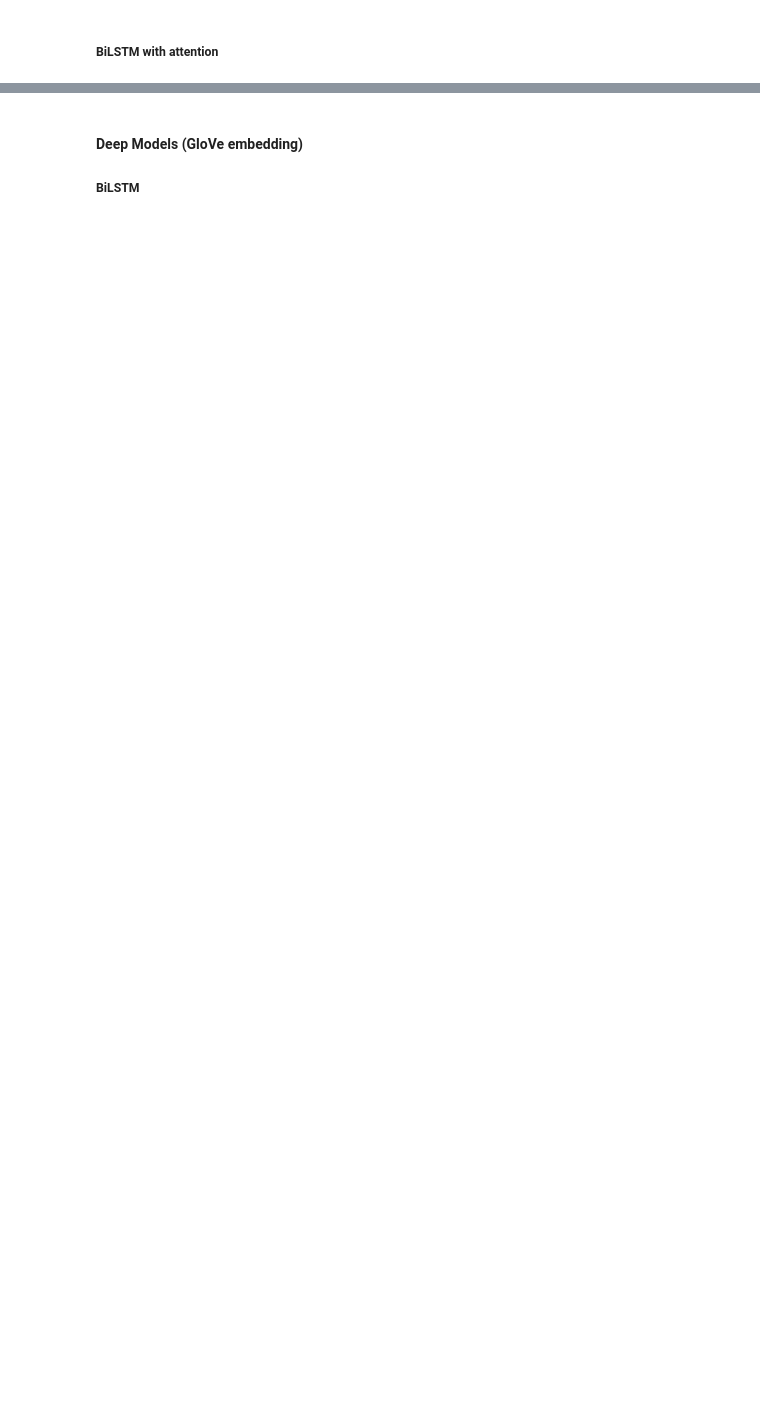
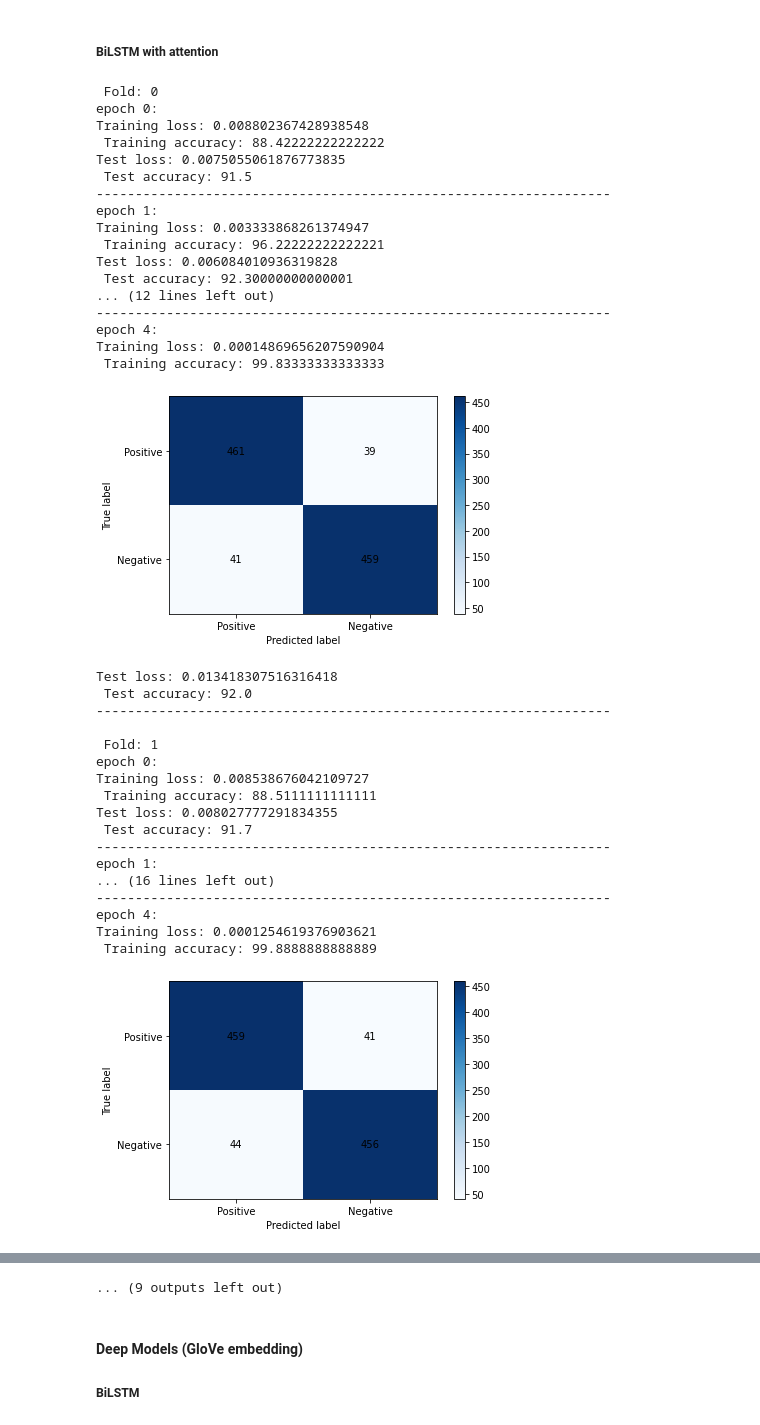
Before and after one commit to Zinni98/Sentiment-analysis-project, a Jupyter notebook: project.ipynb, the cells around one changed output, grey strips where cells are left out. Cells and saved outputs as stored; diff of their text form; code cells hidden in the pictures; blank space fills up the shorter version.

```diff
--- a/project.ipynb
+++ b/project.ipynb
@@ -2252,4 +2373,42 @@ mean, std = main_cross_validation(main_LSTM, subj_dataset, subj_embedding_matrix
 # %% [markdown]
 ##### BiLSTM with attention
 # %%
-mean, std = main_cross_validation(main, subj_dataset, subj_embedding_matrix, collate, epochs = 10, batch_size=32)
+mean, std = main_cross_validation(main, subj_dataset, subj_embedding_matrix, collate, epochs = 5, batch_size=32)
+print(f"Folds statistics:\n----------------\n - mean: {mean} \n - standard deviation: {std}")
+# %% [output]
+ Fold: 0
+epoch 0:
+Training loss: 0.008802367428938548
+ Training accuracy: 88.42222222222222
+Test loss: 0.0075055061876773835
+ Test accuracy: 91.5
+------------------------------------------------------------------
+epoch 1:
+Training loss: 0.003333868261374947
+ Training accuracy: 96.22222222222221
+Test loss: 0.006084010936319828
+ Test accuracy: 92.30000000000001
+... (12 lines left out)
+------------------------------------------------------------------
+epoch 4:
+Training loss: 0.00014869656207590904
+ Training accuracy: 99.83333333333333
+[figure, added]
+Test loss: 0.013418307516316418
+ Test accuracy: 92.0
+------------------------------------------------------------------
+
+ Fold: 1
+epoch 0:
+Training loss: 0.008538676042109727
+ Training accuracy: 88.5111111111111
+Test loss: 0.008027777291834355
+ Test accuracy: 91.7
+------------------------------------------------------------------
+epoch 1:
+... (16 lines left out)
+------------------------------------------------------------------
+epoch 4:
+Training loss: 0.0001254619376903621
+ Training accuracy: 99.8888888888889
+[figure, added]
@@ -2256,3 +2487,4 @@ mean, std = main_cross_validation(main, subj_dataset, subj_embedding_matrix, col
+... (9 outputs left out)
 # %% [markdown]
 #### Deep Models (GloVe embedding)
 ##### BiLSTM
```
Also changed, not shown: parts of 31 cells of this notebook.
